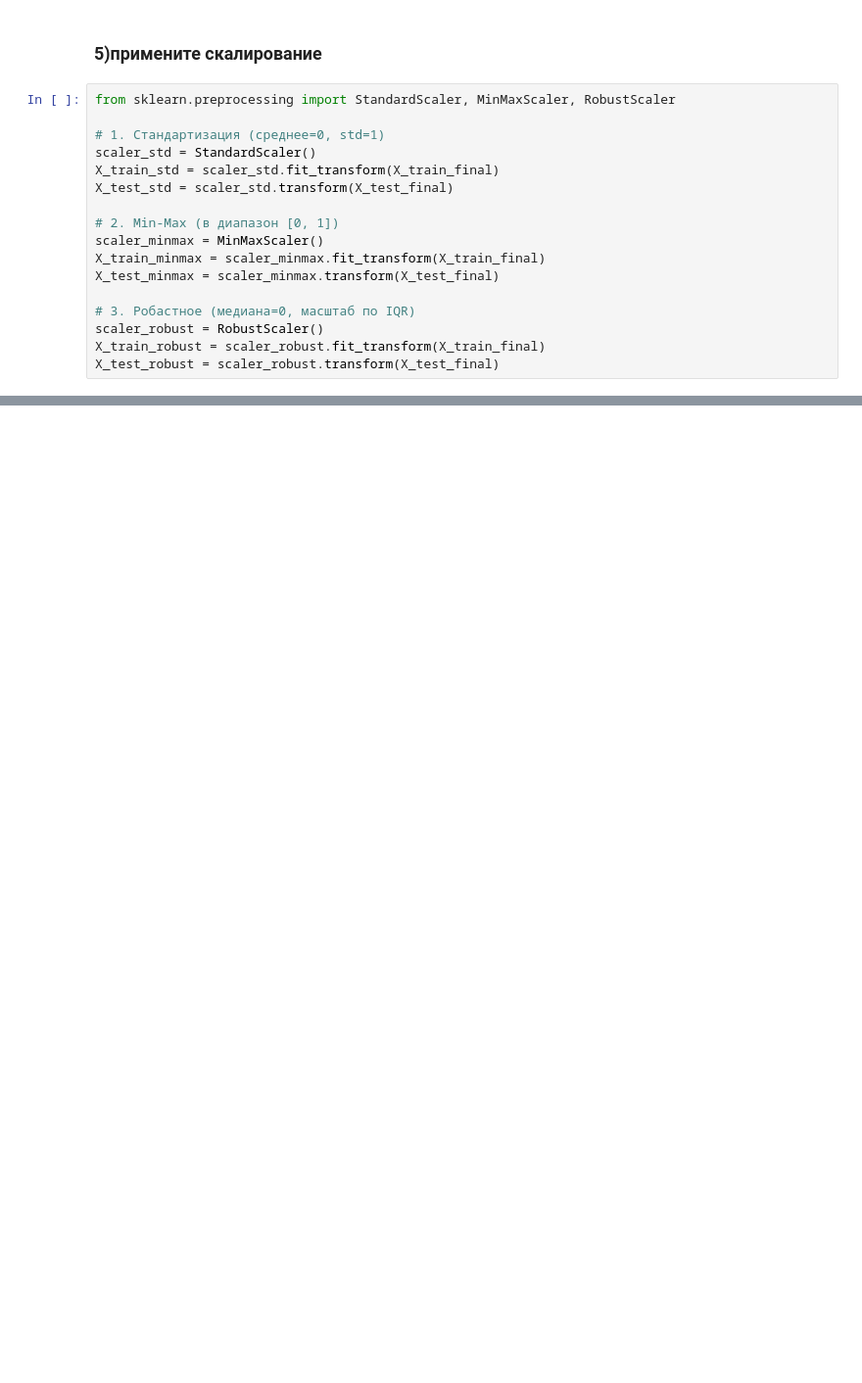
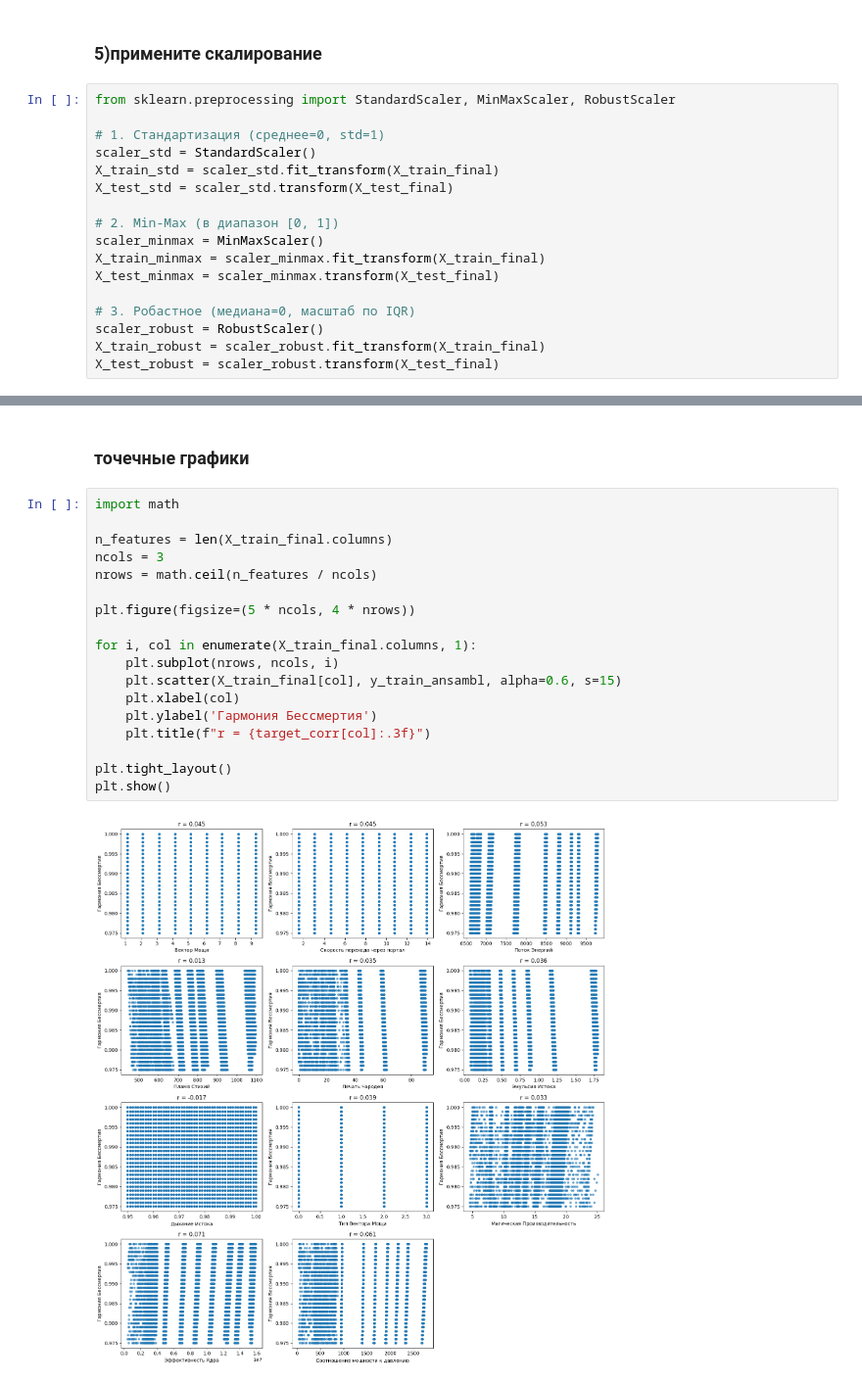
Before and after one commit to Kuzina-Varya/OMGTU, a Jupyter notebook: 3/Practicum/notebooks/lab2-6.ipynb, the cells around one changed output, grey strips where cells are left out. Shown at 98% size. Cells and saved outputs as stored; diff of their text form; blank space fills up the shorter version.

```diff
--- a/3/Practicum/notebooks/lab2-5.ipynb
+++ b/3/Practicum/notebooks/lab2-6.ipynb
@@ -1050,0 +1106,22 @@ X_test_robust = scaler_robust.transform(X_test_final)
+# %% [markdown]
+### точечные графики
+# %%
+import math
+
+n_features = len(X_train_final.columns)
+ncols = 3
+nrows = math.ceil(n_features / ncols)
+
+plt.figure(figsize=(5 * ncols, 4 * nrows))
+
+for i, col in enumerate(X_train_final.columns, 1):
+    plt.subplot(nrows, ncols, i)
+    plt.scatter(X_train_final[col], y_train_ansambl, alpha=0.6, s=15)
+    plt.xlabel(col)
+    plt.ylabel('Гармония Бессмертия')
+    plt.title(f"r = {target_corr[col]:.3f}")
+
+plt.tight_layout()
+plt.show()
+# %% [output]
+[figure, added]
```
Also changed, not shown: parts of 24 cells of this notebook.
